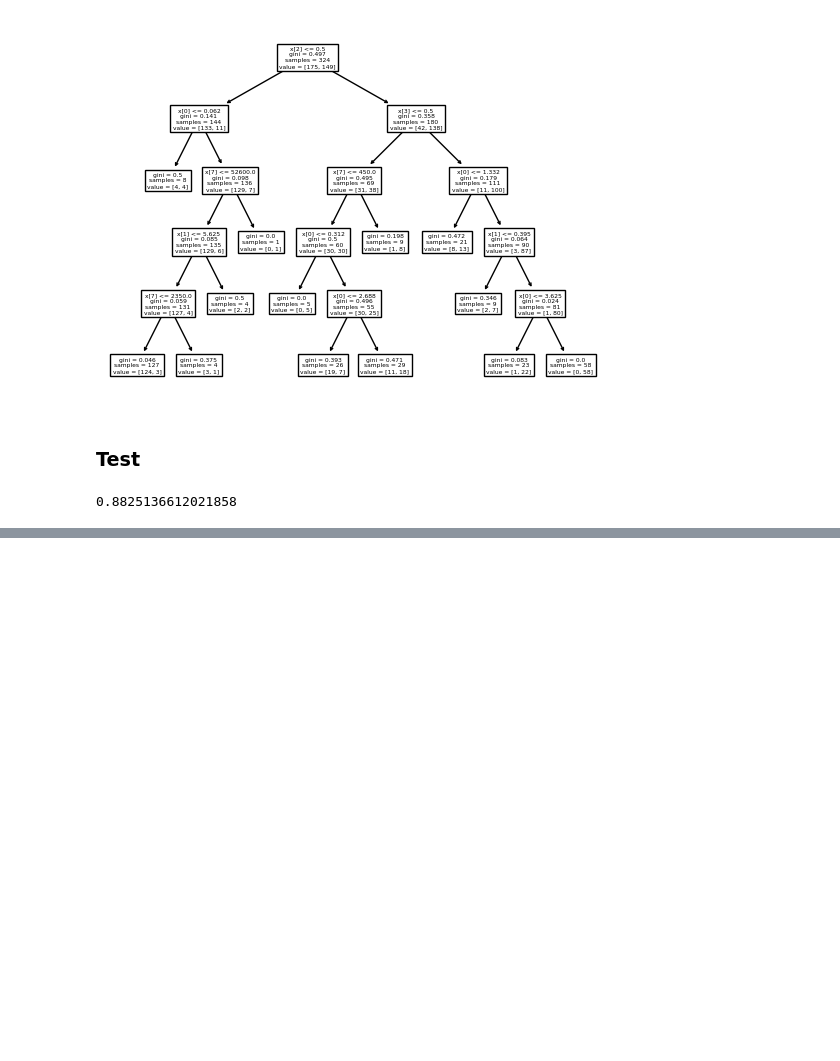
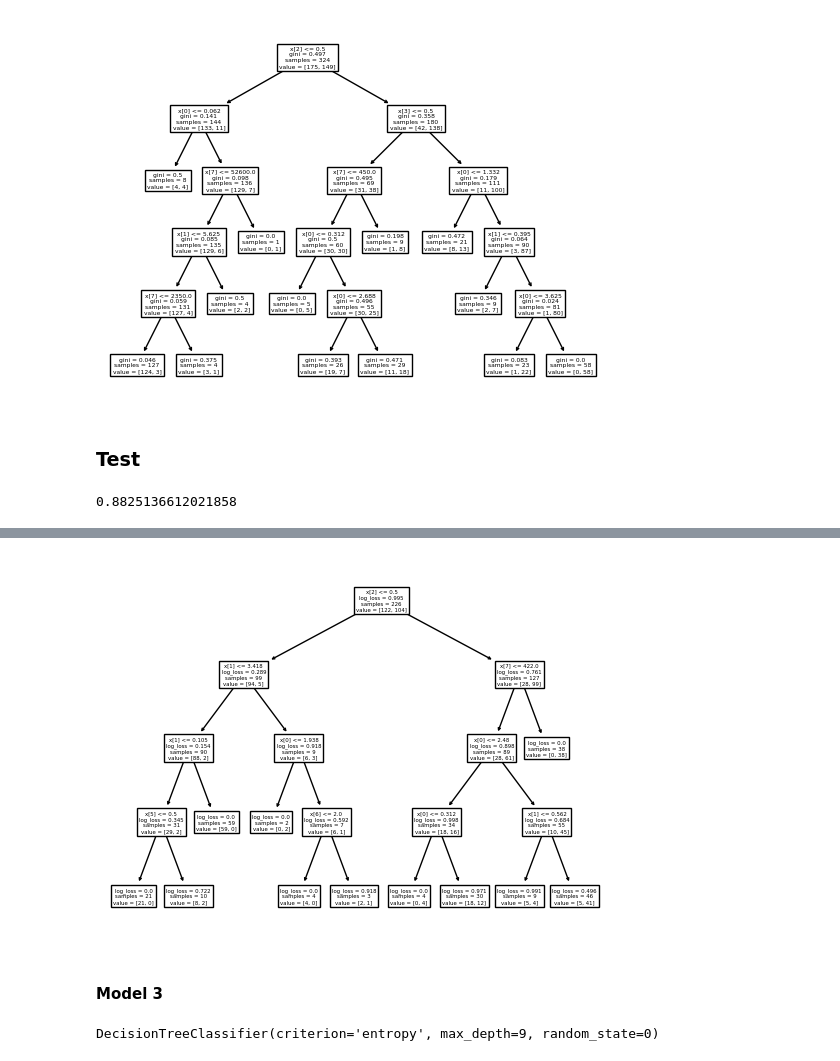
Before and after one commit to oktsadwikar/DPDM2023, a Jupyter notebook: Classification.ipynb, the cells around one changed output, grey strips where cells are left out. Drawn from its saved outputs; the diff is of its cells as text; code cells hidden in the pictures; blank space fills up the shorter version.

```diff
--- a/Classification.ipynb
+++ b/Classification.ipynb
@@ -310,0 +353,2 @@ accuracy_score(Y_test,y_predict4)
+# %%
+Model2 = DecisionTreeClassifier(criterion = "log_loss", max_depth = 4)
@@ -310,0 +359,6 @@ accuracy_score(Y_test,y_predict4)
+# %%
+tree.plot_tree(Model2);
+# %% [output]
+[figure, added]
+# %% [markdown]
+#### Model 3
@@ -310,0 +367,4 @@ accuracy_score(Y_test,y_predict4)
+# %%
+Model3.fit(X_traintrain,y_traintrain)
+# %% [output]
+DecisionTreeClassifier(criterion='entropy', max_depth=9, random_state=0)
```
Also changed, not shown: parts of 53 cells of this notebook.
